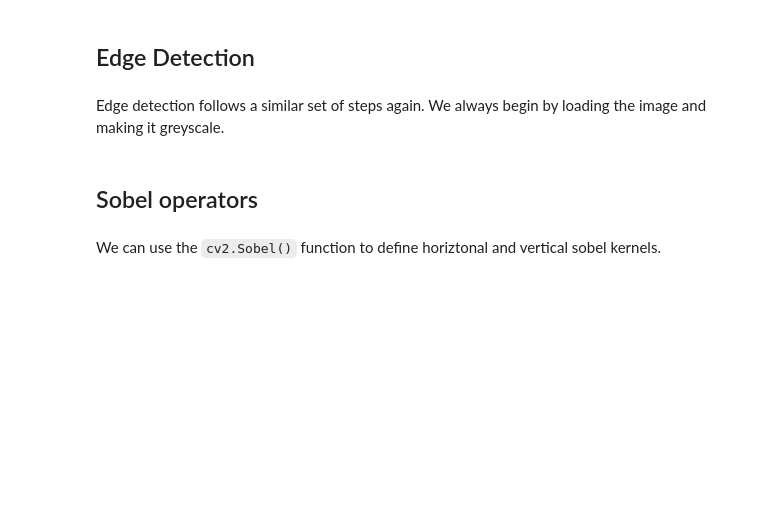
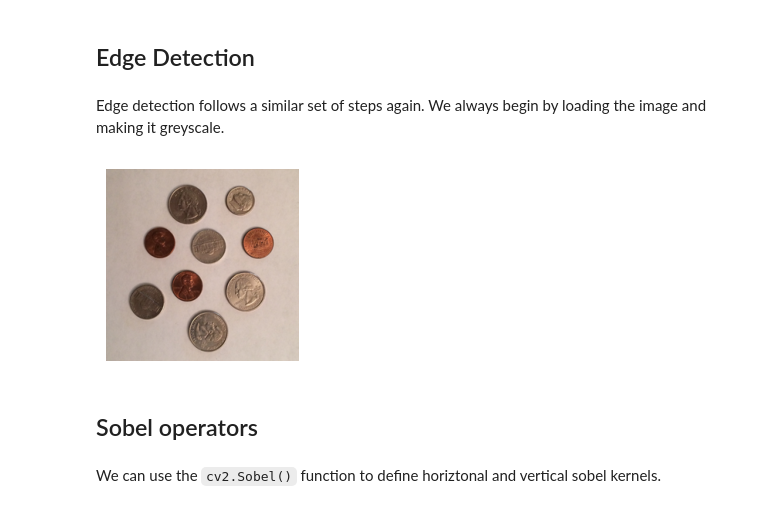
Before and after one commit to rikkeuldbaek/cds-visual, a Jupyter notebook: nbs/session4_inclass_ru.ipynb, the cells around one changed output. Drawn from its saved outputs; the diff is of its cells as text; code cells hidden in the pictures; blank space fills up the shorter version.

```diff
--- a/nbs/session4_inclass_ru.ipynb
+++ b/nbs/session4_inclass_ru.ipynb
@@ -172,4 +174,6 @@ Edge detection follows a similar set of steps again. We always begin by loading
 # %%
 newfile = os.path.join("..", "data", "img", "coins.png")
 image = cv2.imread(newfile)
-grey = cv2.cvtColor(image, cv2.COLOR_BGR2GRAY)
+jimshow(image)
+# %% [output]
+[figure, added]
```
Also changed, not shown: parts of 11 cells of this notebook.
